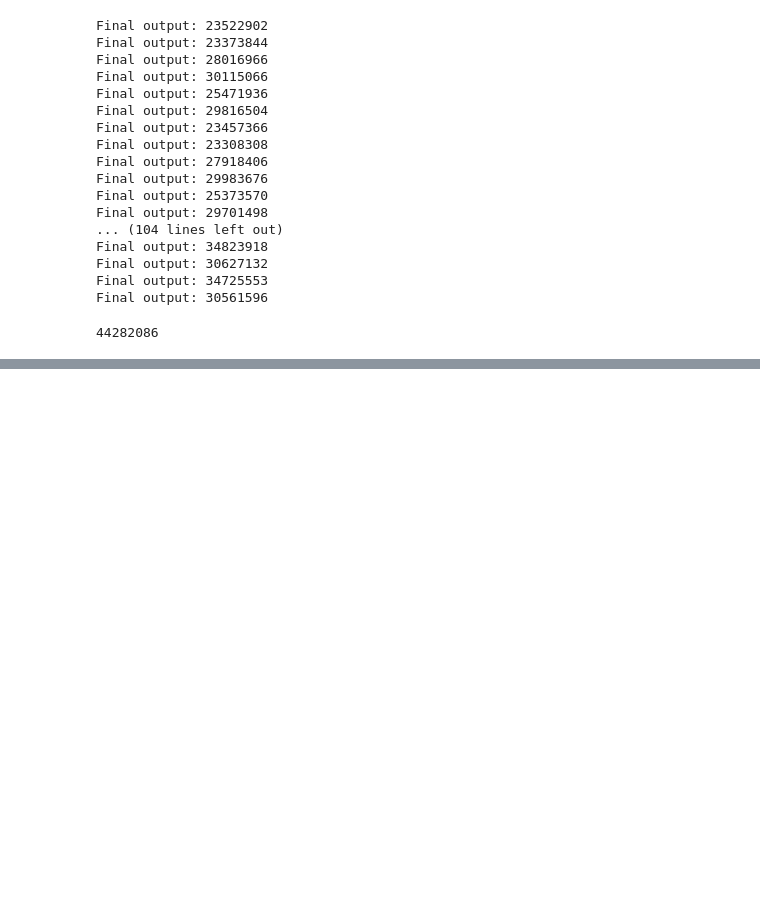
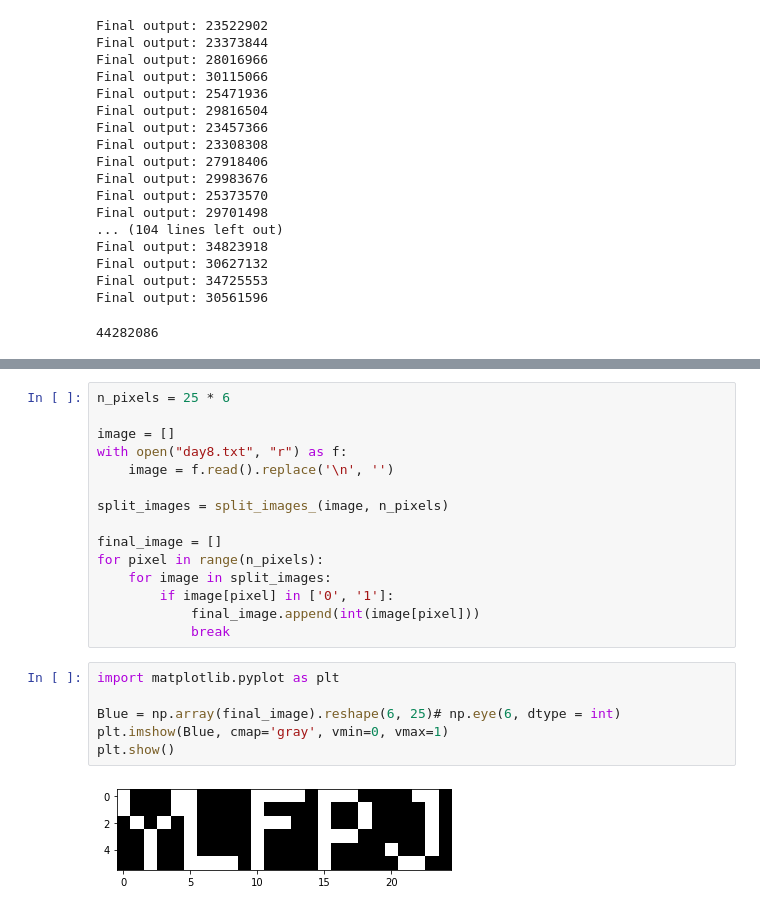
Before and after one commit to nvanommeren/advent_2019, a Jupyter notebook: Advent of code.ipynb, the cells around one changed output, grey strips where cells are left out. Cells and saved outputs as stored; diff of their text form; blank space fills up the shorter version.

```diff
--- a/Advent of code.ipynb
+++ b/Advent of code.ipynb
@@ -789,0 +836,23 @@ Final output: 30561596
+# %%
+n_pixels = 25 * 6
+
+image = []
+with open("day8.txt", "r") as f:
+    image = f.read().replace('\n', '')
+
+split_images = split_images_(image, n_pixels)
+
+final_image = []
+for pixel in range(n_pixels):
+    for image in split_images:
+        if image[pixel] in ['0', '1']:
+            final_image.append(int(image[pixel]))
+            break
+# %%
+import matplotlib.pyplot as plt
+
+Blue = np.array(final_image).reshape(6, 25)# np.eye(6, dtype = int)
+plt.imshow(Blue, cmap='gray', vmin=0, vmax=1)
+plt.show()
+# %% [output]
+[figure, added]
```
Also changed, not shown: parts of 3 cells of this notebook, 1 other file.
